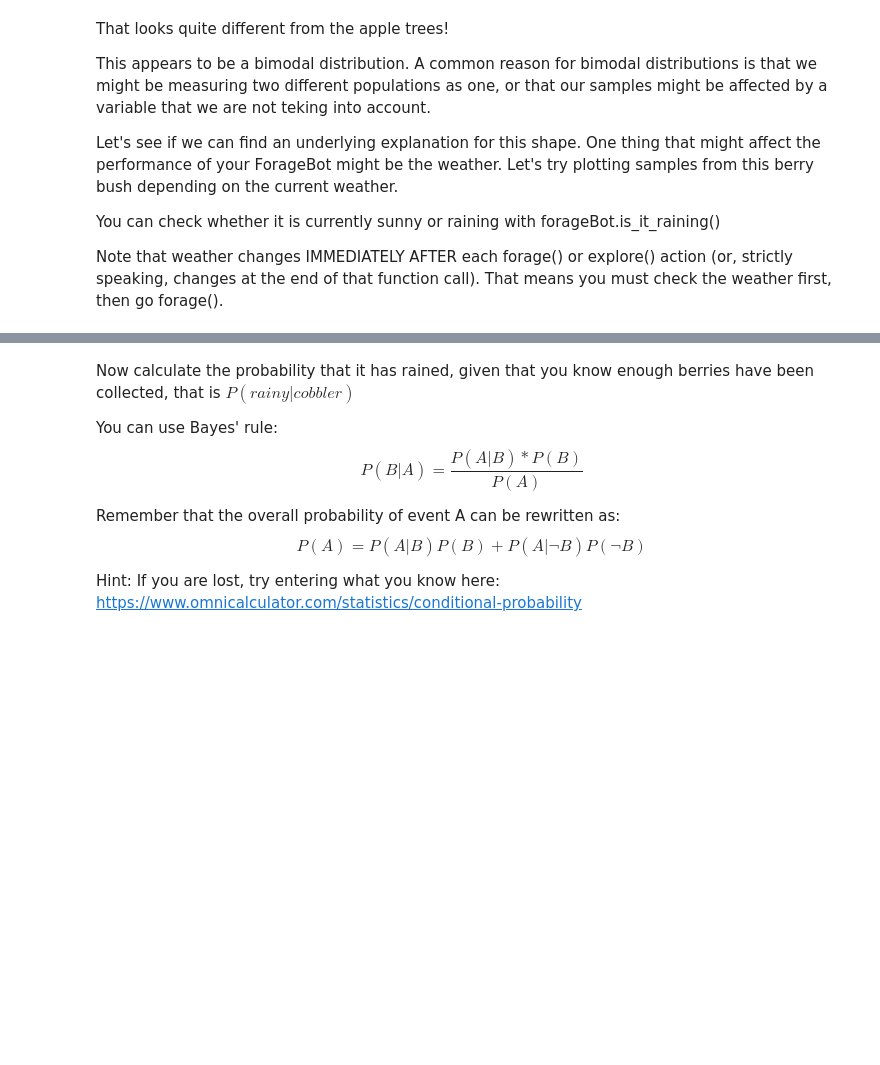
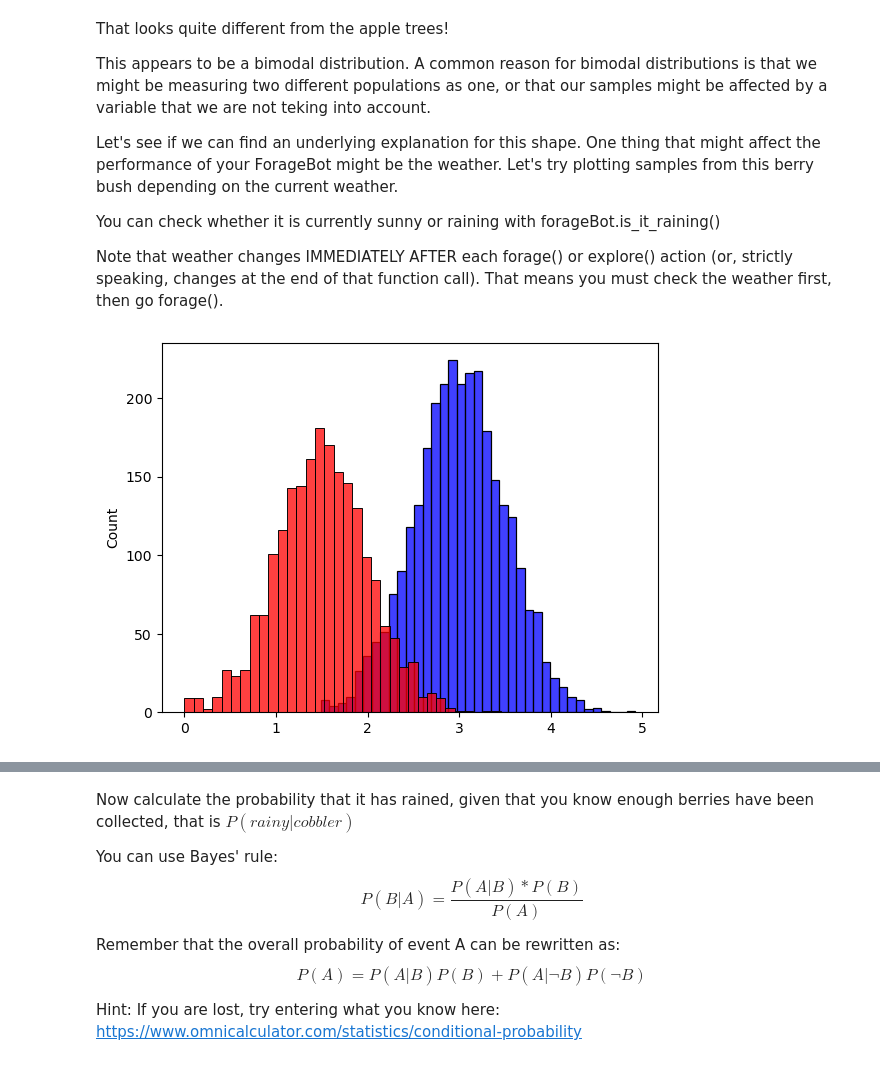
Before and after one commit to AinasJacyna/computational-thinking-week-individual-16385756, a Jupyter notebook: challenge_foraging/challenge_foraging_robot.ipynb, the cells around one changed output, grey strips where cells are left out. Drawn from its saved outputs; the diff is of its cells as text; code cells hidden in the pictures; blank space fills up the shorter version.

```diff
--- a/challenge_foraging/challenge_foraging_robot.ipynb
+++ b/challenge_foraging/challenge_foraging_robot.ipynb
@@ -303,19 +307,23 @@ Note that weather changes IMMEDIATELY AFTER each forage() or explore() action (o
 # %%
 # Set random seed so output matches the expected output
 np.random.seed(42)
 
 samples_sunny = []
 samples_rainy = []
 
 for i in range(5000):
-    # Write code here to fill the lists above with a total of 5000 samples
-    pass
+    if forageBot.is_it_raining():
+        samples_rainy.append(forageBot.forage(bush_one))
+    else:
+        samples_sunny.append(forageBot.forage(bush_one))
 
 
 
 # Plot distributions
 plot_distribution(samples_sunny, color='blue')
 plot_distribution(samples_rainy, color='red')
+# %% [output]
+[figure, added]
 # %% [markdown]
 You should generate this image:
 
```
Also changed, not shown: parts of 12 cells of this notebook, 1 other file.
